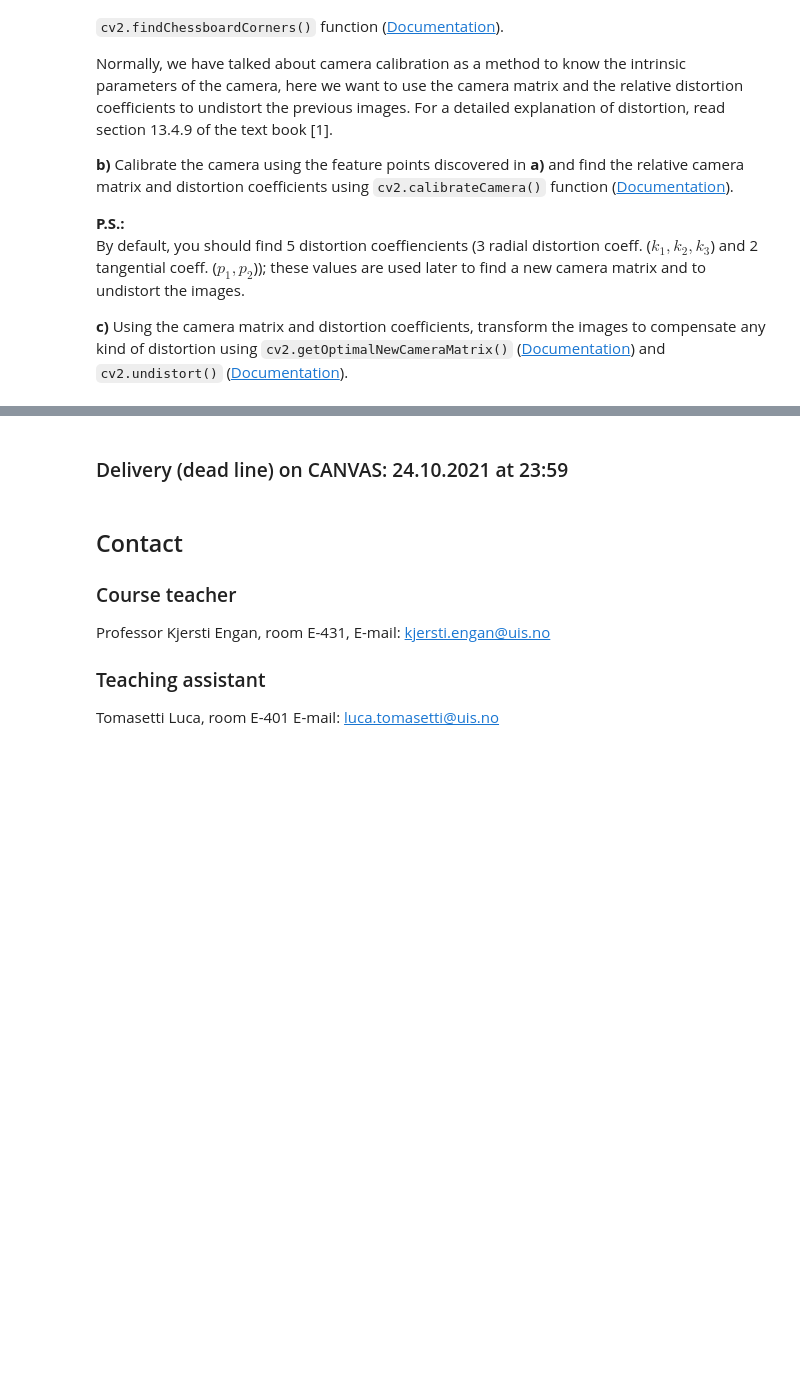
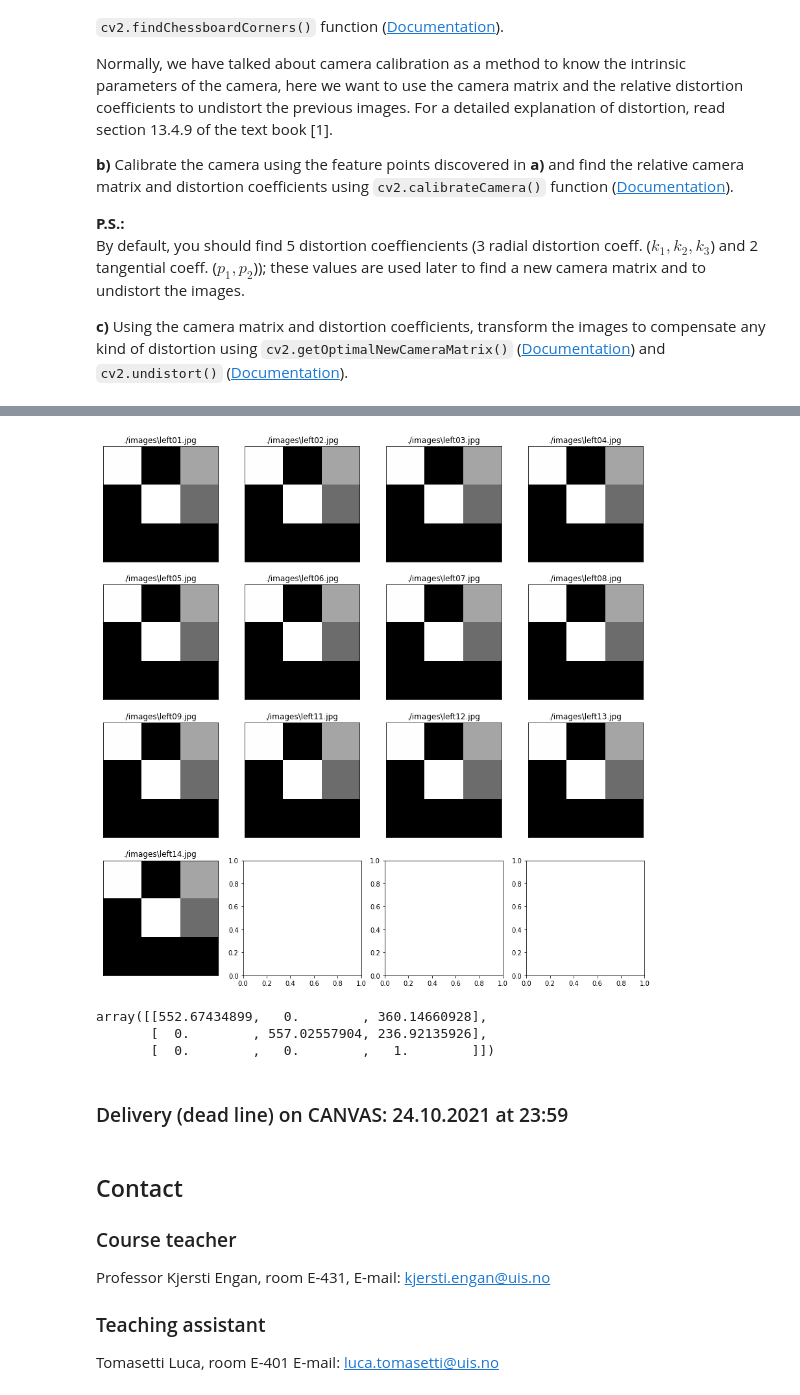
Before and after one commit to asahicantu/uis, a Jupyter notebook: ELE510-Image Processing and computer vision/Assignments/Assignment 7/LABexc7-ELE510-2021.ipynb, the cells around one changed output, grey strips where cells are left out. Cells and saved outputs as stored; diff of their text form; code cells hidden in the pictures; blank space fills up the shorter version.

```diff
--- a/ELE510-Image Processing and computer vision/Assignments/Assignment 7/LABexc7-ELE510-2021.ipynb
+++ b/ELE510-Image Processing and computer vision/Assignments/Assignment 7/LABexc7-ELE510-2021.ipynb
@@ -119,8 +123,8 @@ By default, you should find 5 distortion coeffiencients (3 radial distortion coe
 def findCorners(filename, pattern_size):
 
     # ...
-
-    found, corners = cv2.findChessboardCorners(...)
+    im = cv2.imread(filename, cv2.IMREAD_GRAYSCALE)
+    found, corners = cv2.findChessboardCorners(im, pattern_size)
 
     # ...
 
@@ -133,10 +145,16 @@ def findCorners(filename, pattern_size):
 def calibrateTheCamera(obj_points, img_points, img_shape):
 
     # The function estimates the intrinsic camera parameters and extrinsic parameters for each of the views
-    ... = cv2.calibrateCamera(..., cameraMatrix=None, distCoeffs=None)
+    flags = cv2.CALIB_ZERO_TANGENT_DIST | cv2.CALIB_FIX_K1 | cv2.CALIB_FIX_K2 | cv2.CALIB_FIX_K3
+    ret, camera_matrix, dist_coefs, rvecs, tvecs  = cv2.calibrateCamera(obj_points,
+                                                                        img_points,
+                                                                        img_shape,
+                                                                        cameraMatrix = None,
+                                                                        distCoeffs=None,
+                                                                        flags=flags)
 
 
-    return ...
+    return camera_matrix, dist_coefs
 # %%
 # c)
 # Function that undistort the images using cv2.getOptimalNewCameraMatrix(...) and cv2.undistort(...)
@@ -147,48 +165,71 @@ def undistortImage(filename, camera_matrix, dist_coefs):
     h, w = img.shape[:2]
 
     # Returns the new camera intrinsic matrix based on the camera matrix and the distortion coefficients
-    ... = cv2.getOptimalNewCameraMatrix(...)
+    new_camera_matrix, roi = cv2.getOptimalNewCameraMatrix(camera_matrix, dist_coefs,(w,h),1 )
 
     # Transforms an image to compensate for lens distortion using the camera matrix,
     # the distortion coefficients and the camera matrix of the distorted image.
-    ... = cv2.undistort(...)
-
-    plt.figure(figsize=(30,30))
-    plt.imshow(...)
+    undistorted = cv2.undistort(new_camera_matrix, camera_matrix, dist_coefs)
+    return undistorted
 # %%
 from glob import glob
 
 obj_points = []
 img_points = []
-img_names = glob(...)
+img_names = glob('./images/left??.jpg')
 
 
 # From the documentation of cv2.findChessboardCorners:
 # patternSize – Number of inner corners per a chessboard row and column
 #( patternSize = cvSize(points_per_row,points_per_colum) = cvSize(columns,rows) ).
 pattern_size = (9,6)
 
 # Defining the world coordinates for 3D points
 pattern_points = np.zeros((np.prod(pattern_size), 3), np.float32)
 pattern_points[:, :2] = np.indices(pattern_size).T.reshape(-1, 2)
 pattern_points *= 1
 
 #### a)
 # Find feature points with checkerboard images.
 chessboards = [findCorners(filename, pattern_size) for filename in img_names]
 for corners in [chessboard for chessboard in chessboards if chessboard is not None]:
     img_points.append(corners)
     obj_points.append(pattern_points)
 
 #### b)
 # Get the camera matrix and the distortion coeffiecients (radial & tangential).
 img_shape = cv2.imread(img_names[0], cv2.IMREAD_GRAYSCALE).shape[:2]
 camera_matrix, dist_coefs = calibrateTheCamera(obj_points, img_points, img_shape)
 
 #### c)
 # Undistort the images and plot them.
+cols = 4
+row = 0
+idx = 0
+
+fig, axs = plt.subplots(4,4,figsize=(15,15))
 for filename in img_names:
-    undistortImage(filename, camera_matrix, dist_coefs)
+    undistorted = undistortImage(filename, camera_matrix, dist_coefs)
+    ax= axs[row][idx]
+    ax.imshow(undistorted,   cmap='gray')
+    ax.set_title(filename)
+    ax.set_xticks([])
+    ax.set_yticks([])
+    if (idx+1) % cols == 0:
+        row += 1
+        idx = 0
+    else:
+        idx +=1
+
+plt.show()
+# %% [output]
+[figure, added]
+# %%
+camera_matrix
+# %% [output]
+array([[552.67434899,   0.        , 360.14660928],
+       [  0.        , 557.02557904, 236.92135926],
+       [  0.        ,   0.        ,   1.        ]])
 # %% [markdown]
 
 ### Delivery (dead line) on CANVAS: 24.10.2021 at 23:59
```
Also changed, not shown: parts of 2 cells of this notebook, 1 other file.
